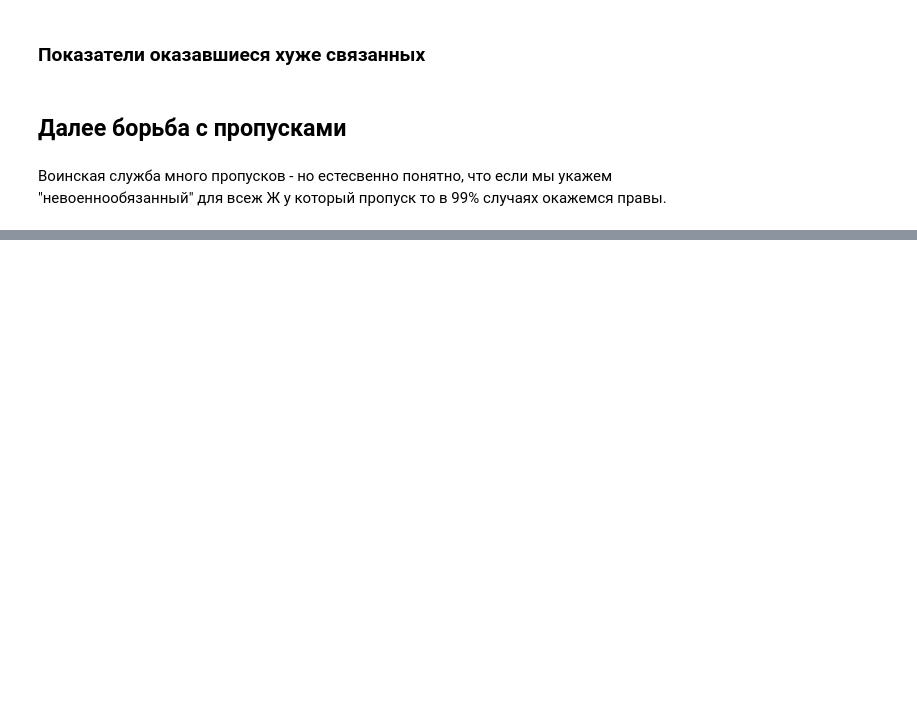
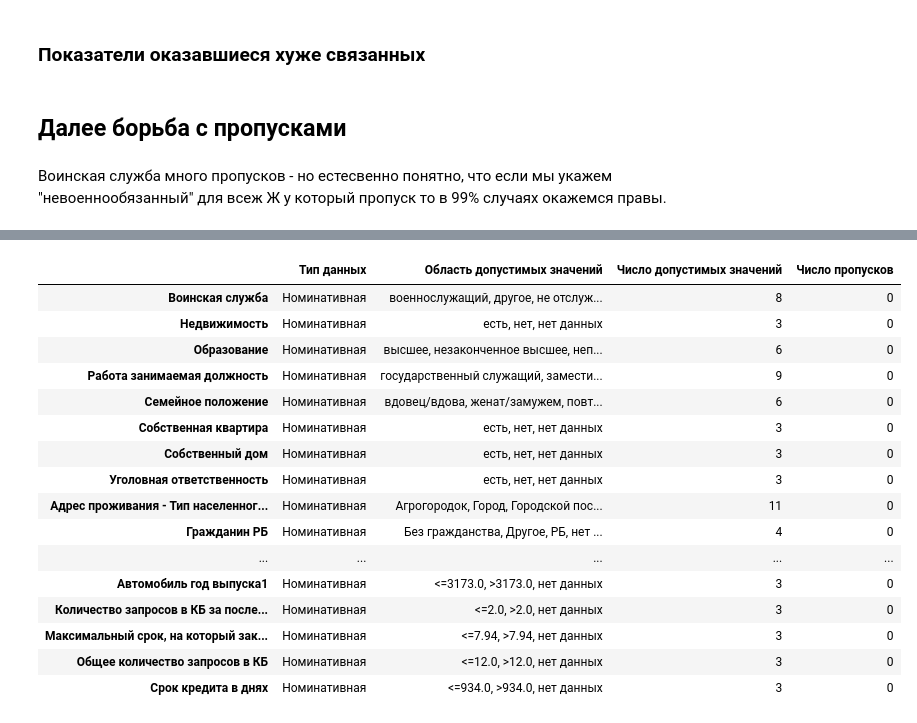
Before and after one commit to Dranikf/diplom_project, a Jupyter notebook: prog/data_processing/processing2.ipynb, the cells around one changed output, grey strips where cells are left out. Saved outputs shown, nothing was run; the diff lists cells and outputs as text; code cells hidden in the pictures; blank space fills up the shorter version.

```diff
--- a/prog/data_processing/processing2.ipynb
+++ b/prog/data_processing/processing2.ipynb
@@ -191,0 +321,20 @@ data[auto_names].apply(lambda x: x.isna())
+# %%
+get_data_frame_settings(data)
+# %% [output]
+|  | Тип данных | Область допустимых значений | Число допустимых значений | Число пропусков |
+| Воинская служба | Номинативная | военнослужащий, другое, не отслуж... | 8 | 0 |
+| Недвижимость | Номинативная | есть, нет, нет данных | 3 | 0 |
+| Образование | Номинативная | высшее, незаконченное высшее, неп... | 6 | 0 |
+| Работа занимаемая должность | Номинативная | государственный служащий, замести... | 9 | 0 |
+| Семейное положение | Номинативная | вдовец/вдова, женат/замужем, повт... | 6 | 0 |
+| Собственная квартира | Номинативная | есть, нет, нет данных | 3 | 0 |
+| Собственный дом | Номинативная | есть, нет, нет данных | 3 | 0 |
+| Уголовная ответственность | Номинативная | есть, нет, нет данных | 3 | 0 |
+| Адрес проживания - Тип населенног... | Номинативная | Агрогородок, Город, Городcкой пос... | 11 | 0 |
+| Гражданин РБ | Номинативная | Без гражданства, Другое, РБ, нет ... | 4 | 0 |
+| ... | ... | ... | ... | ... |
+| Автомобиль год выпуска1 | Номинативная | <=3173.0, >3173.0, нет данных | 3 | 0 |
+| Количество запросов в КБ за после... | Номинативная | <=2.0, >2.0, нет данных | 3 | 0 |
+| Максимальный срок, на который зак... | Номинативная | <=7.94, >7.94, нет данных | 3 | 0 |
+| Общее количество запросов в КБ | Номинативная | <=12.0, >12.0, нет данных | 3 | 0 |
+| Срок кредита в днях | Номинативная | <=934.0, >934.0, нет данных | 3 | 0 |
```
Also changed, not shown: parts of 44 cells of this notebook, 11 other files.
